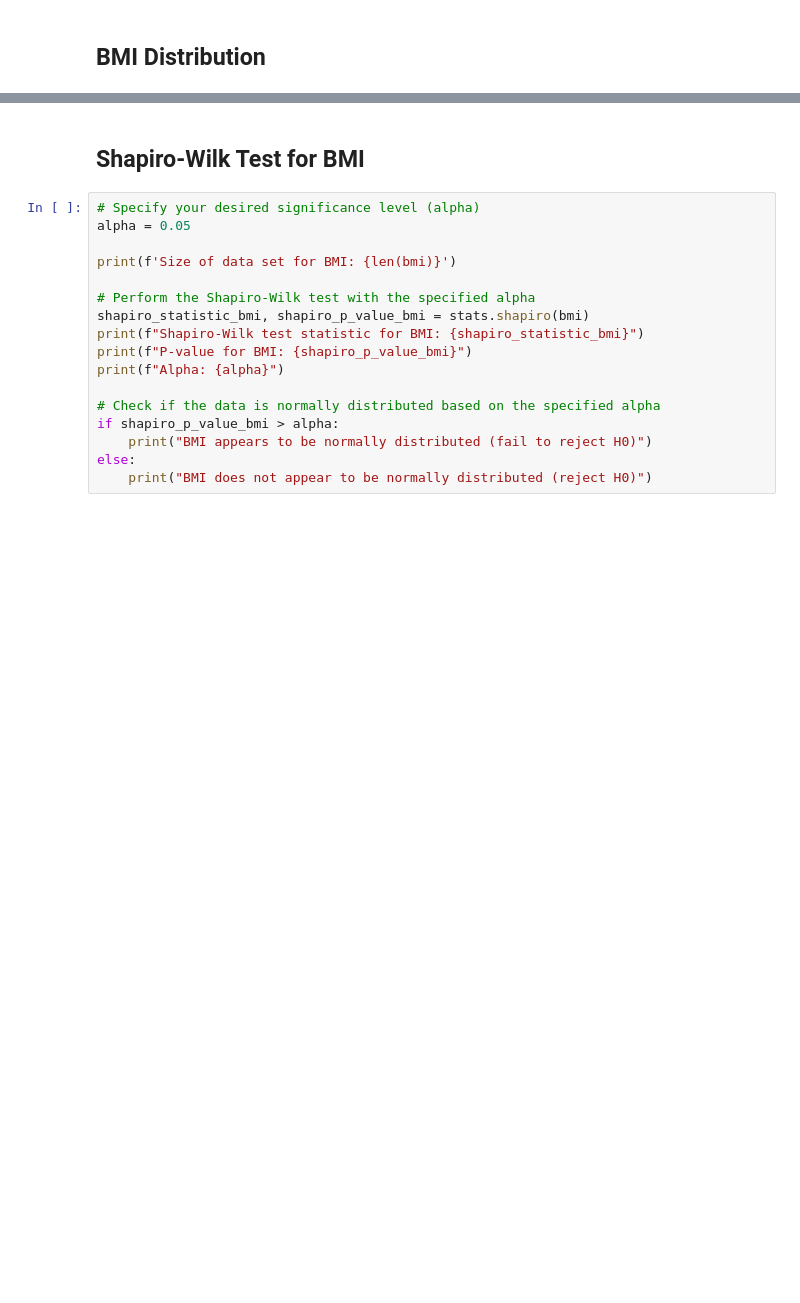
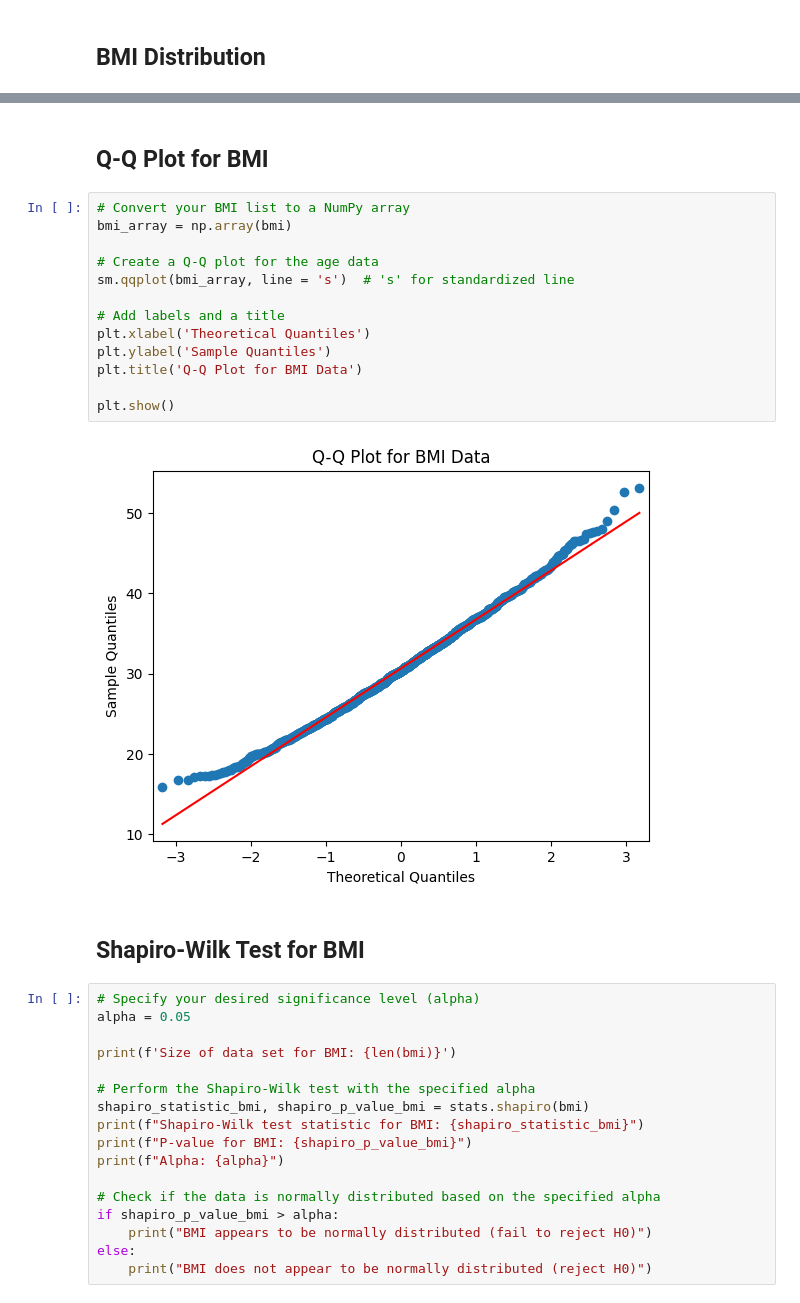
Before and after one commit to pavloskhetab/Codecademy-Data-Scientist-Analytics, a Jupyter notebook: us-medical-insurance-costs.ipynb, the cells around one changed output, grey strips where cells are left out. Drawn from its saved outputs; the diff is of its cells as text; blank space fills up the shorter version.

```diff
--- a/us-medical-insurance-costs.ipynb
+++ b/us-medical-insurance-costs.ipynb
@@ -446,3 +455,20 @@ Standard Deviation BMI: 6.098186911679014
+# %% [markdown]
+## Q-Q Plot for BMI
+# %%
+# Convert your BMI list to a NumPy array
+bmi_array = np.array(bmi)
+
+# Create a Q-Q plot for the age data
+sm.qqplot(bmi_array, line = 's')  # 's' for standardized line
+
+# Add labels and a title
+plt.xlabel('Theoretical Quantiles')
+plt.ylabel('Sample Quantiles')
+plt.title('Q-Q Plot for BMI Data')
+
+plt.show()
+# %% [output]
+[figure, added]
 # %% [markdown]
 ## Shapiro-Wilk Test for BMI
 # %%
```
Also changed, not shown: parts of 19 cells of this notebook.
